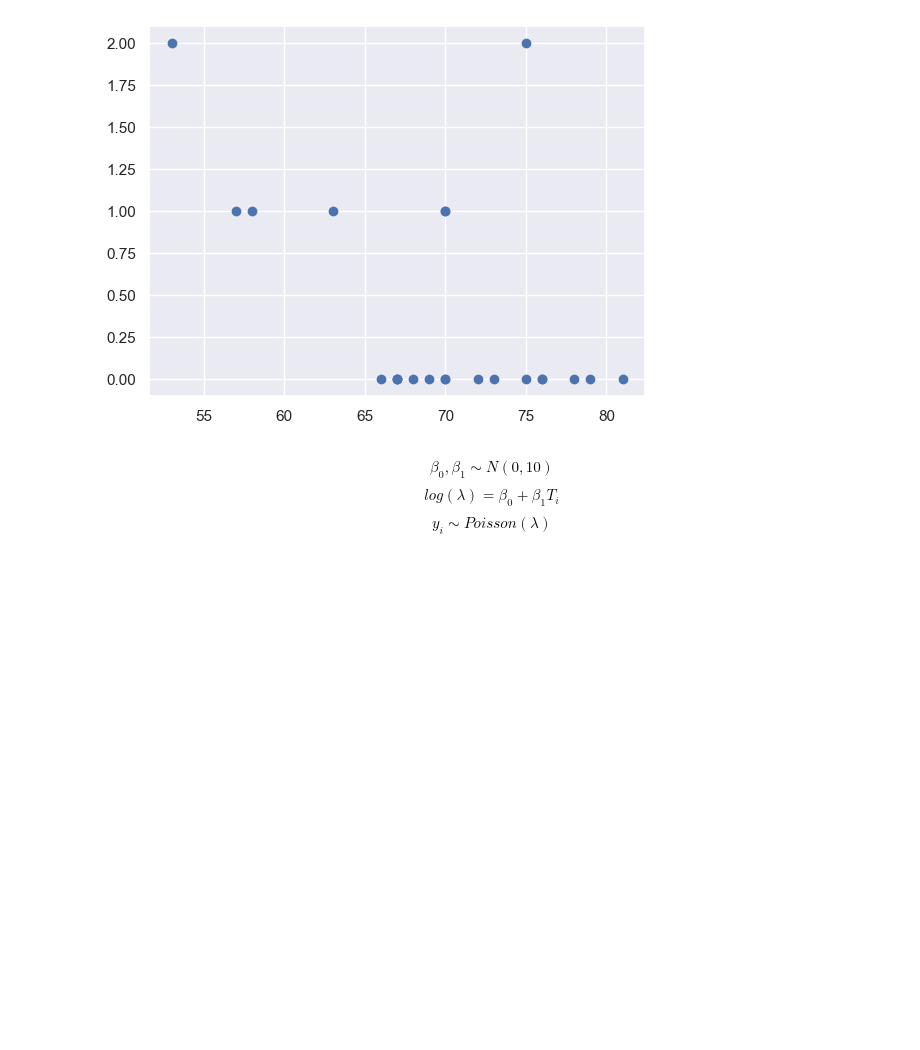
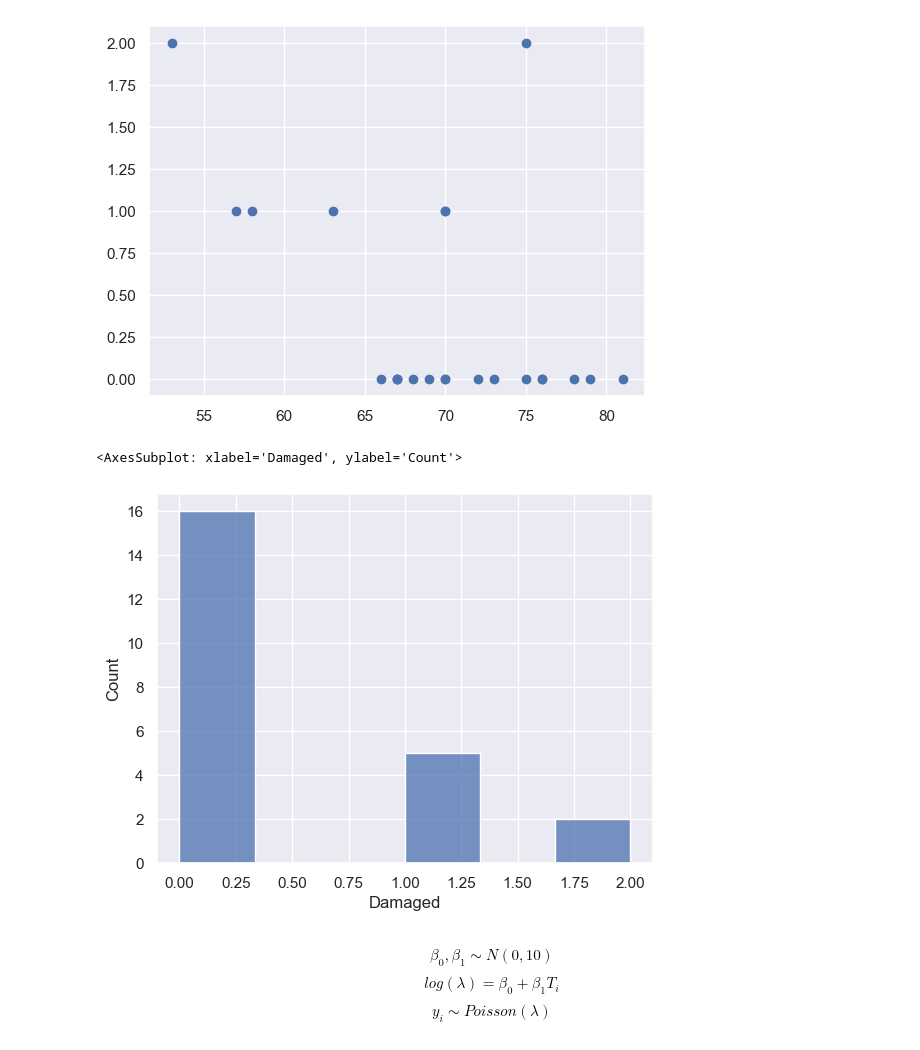
Before and after one commit to btbyrnes/bayesian_notebooks, a Jupyter notebook: challenger.ipynb, the cells around one changed output. Drawn from its saved outputs; the diff is of its cells as text; code cells hidden in the pictures; blank space fills up the shorter version.

```diff
--- a/challenger.ipynb
+++ b/challenger.ipynb
@@ -12,6 +12,11 @@ plt.scatter(data["Temp"], data["Damaged"])
 # %% [output]
 <matplotlib.collections.PathCollection at 0x...>
 [figure]
+# %%
+sns.histplot(data, x="Damaged")
+# %% [output]
+<AxesSubplot: xlabel='Damaged', ylabel='Count'>
+[figure, added]
 # %%
 y = data["Damaged"]
 T = data["Temp"]
```
Also changed, not shown: 1 other file.
